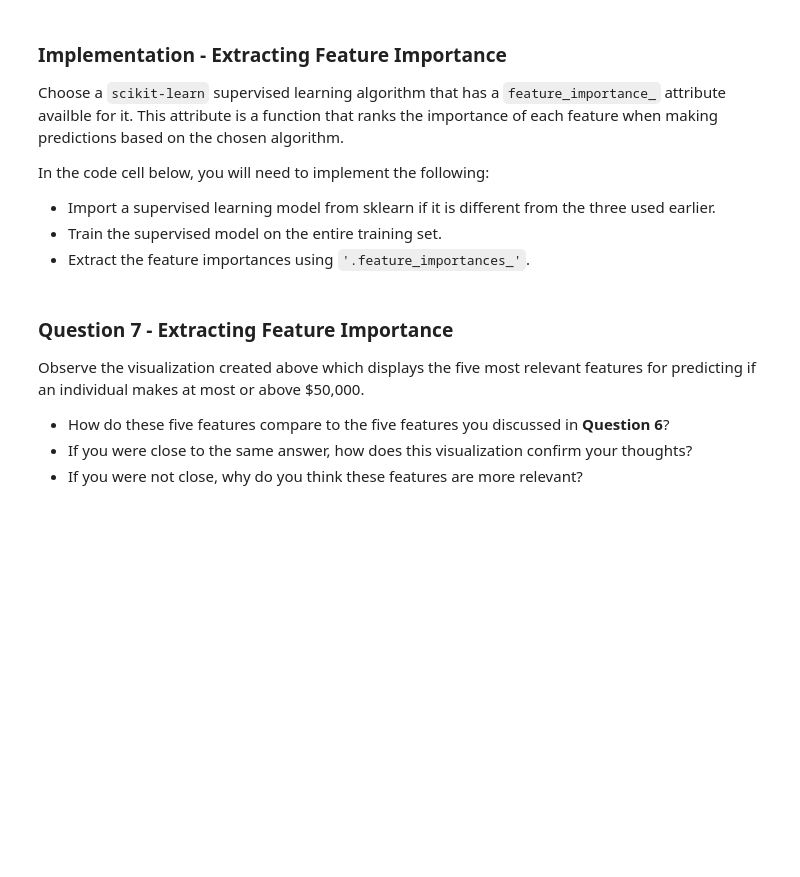
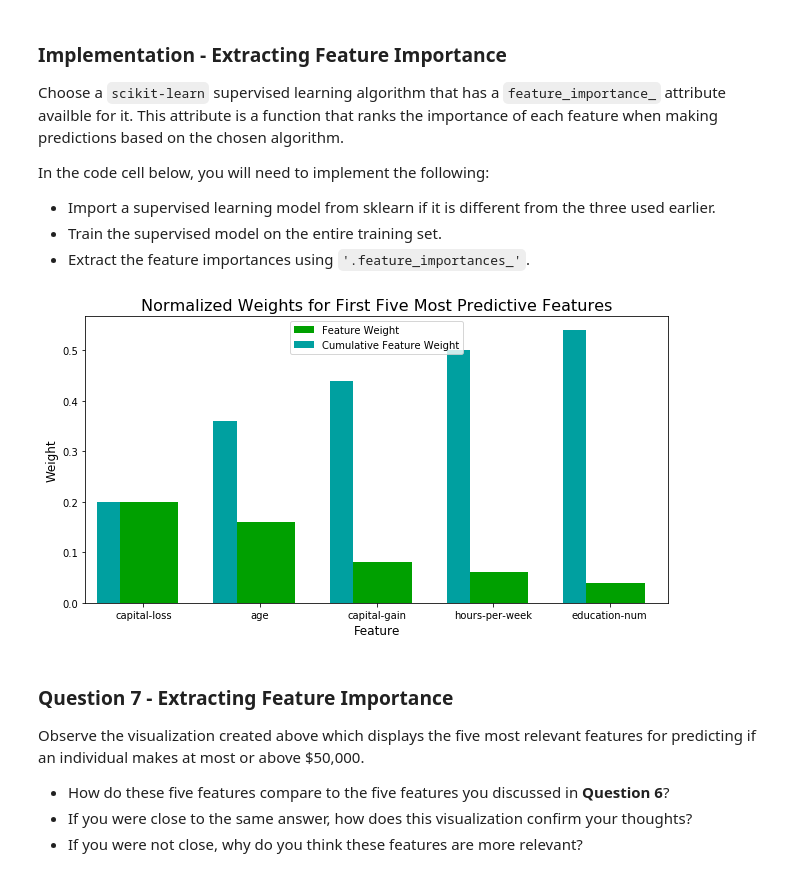
Before and after one commit to RayFromUiS/Finding_donors, a Jupyter notebook: finding_donors.ipynb, the cells around one changed output. Saved outputs shown, nothing was run; the diff lists cells and outputs as text; code cells hidden in the pictures; blank space fills up the shorter version.

```diff
--- a/finding_donors.ipynb
+++ b/finding_donors.ipynb
@@ -599,16 +671,18 @@ In the code cell below, you will need to implement the following:
  - Extract the feature importances using `'.feature_importances_'`.
 # %%
 # TODO: Import a supervised learning model that has 'feature_importances_'
-
+from  sklearn.ensemble  import AdaBoostClassifier
 
 # TODO: Train the supervised model on the training set using .fit(X_train, y_train)
-model = None
+model = clf.fit(X_train,y_train)
 
 # TODO: Extract the feature importances using .feature_importances_
-importances = None
+importances = model.feature_importances_
 
 # Plot
 vs.feature_plot(importances, X_train, y_train)
+# %% [output]
+[figure, added]
 # %% [markdown]
 ### Question 7 - Extracting Feature Importance
 
```
Also changed, not shown: parts of 22 cells of this notebook, 1 other file.
